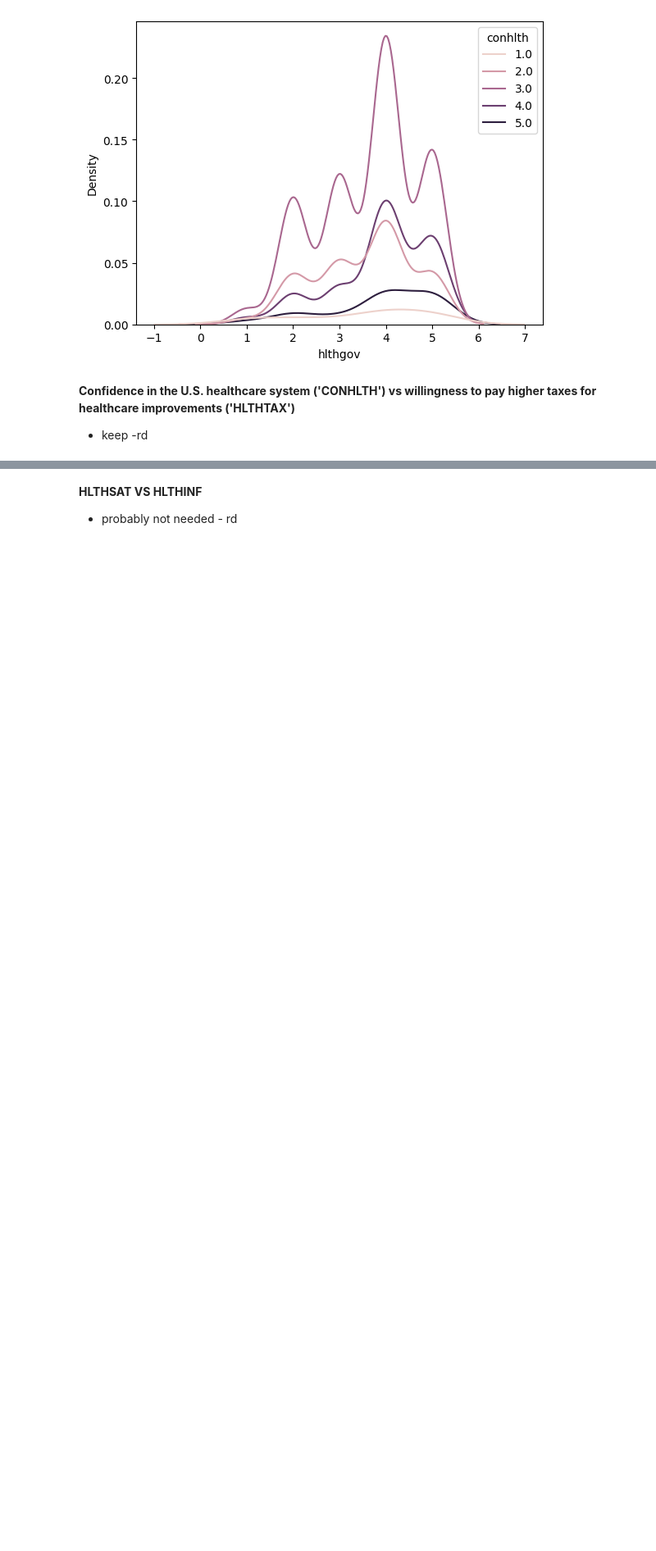
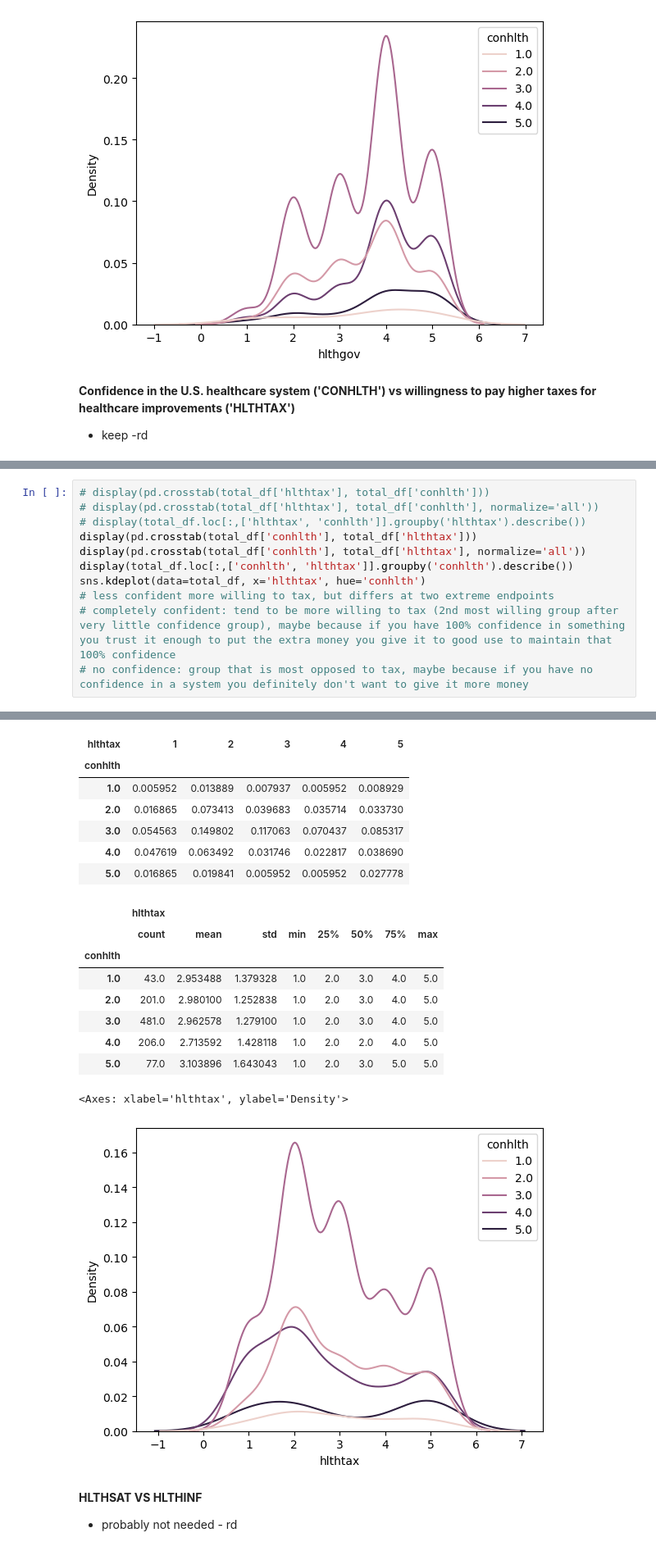
Before and after one commit to ryandinnh/project_gss, a Jupyter notebook: outline of gss project.ipynb, the cells around one changed output, grey strips where cells are left out. Shown: that part at 82% size. Cells and saved outputs as stored; diff of their text form; blank space fills up the shorter version.

```diff
--- a/outline of gss project.ipynb
+++ b/outline of gss project.ipynb
@@ -367,0 +283,12 @@ sns.kdeplot(data=total_df, x='hlthtax', hue='conhlth')
+# %%
+# display(pd.crosstab(total_df['hlthtax'], total_df['conhlth']))
+# display(pd.crosstab(total_df['hlthtax'], total_df['conhlth'], normalize='all'))
+# display(total_df.loc[:,['hlthtax', 'conhlth']].groupby('hlthtax').describe())
+display(pd.crosstab(total_df['conhlth'], total_df['hlthtax']))
+display(pd.crosstab(total_df['conhlth'], total_df['hlthtax'], normalize='all'))
+display(total_df.loc[:,['conhlth', 'hlthtax']].groupby('conhlth').describe())
+sns.kdeplot(data=total_df, x='hlthtax', hue='conhlth')
+# less confident more willing to tax, but differs at two extreme endpoints
+# completely confident: tend to be more willing to tax (2nd most willing group after very little confidence group), maybe because if you have 100% confidence in something you trust it enough to put the extra money you give it to good use to maintain that 100% confidence
+# no confidence: group that is most opposed to tax, maybe because if you have no confidence in a system you definitely don't want to give it more money
+# %% [output]
@@ -368,3 +302,20 @@ sns.kdeplot(data=total_df, x='hlthtax', hue='conhlth')
+| hlthtax | 1 | 2 | 3 | 4 | 5 |
+| conhlth |  |  |  |  |  |
+| 1.0 | 0.005952 | 0.013889 | 0.007937 | 0.005952 | 0.008929 |
+| 2.0 | 0.016865 | 0.073413 | 0.039683 | 0.035714 | 0.033730 |
+| 3.0 | 0.054563 | 0.149802 | 0.117063 | 0.070437 | 0.085317 |
+| 4.0 | 0.047619 | 0.063492 | 0.031746 | 0.022817 | 0.038690 |
+| 5.0 | 0.016865 | 0.019841 | 0.005952 | 0.005952 | 0.027778 |
+|  | hlthtax |  |  |  |  |  |  |  |
+|  | count | mean | std | min | 25% | 50% | 75% | max |
+| conhlth |  |  |  |  |  |  |  |  |
+| 1.0 | 43.0 | 2.953488 | 1.379328 | 1.0 | 2.0 | 3.0 | 4.0 | 5.0 |
+| 2.0 | 201.0 | 2.980100 | 1.252838 | 1.0 | 2.0 | 3.0 | 4.0 | 5.0 |
+| 3.0 | 481.0 | 2.962578 | 1.279100 | 1.0 | 2.0 | 3.0 | 4.0 | 5.0 |
+| 4.0 | 206.0 | 2.713592 | 1.428118 | 1.0 | 2.0 | 2.0 | 4.0 | 5.0 |
+| 5.0 | 77.0 | 3.103896 | 1.643043 | 1.0 | 2.0 | 3.0 | 5.0 | 5.0 |
+<Axes: xlabel='hlthtax', ylabel='Density'>
+[figure, added]
 # %% [markdown]
 **HLTHSAT VS HLTHINF**
 - probably not needed - rd
```
Also changed, not shown: parts of 18 cells of this notebook.
